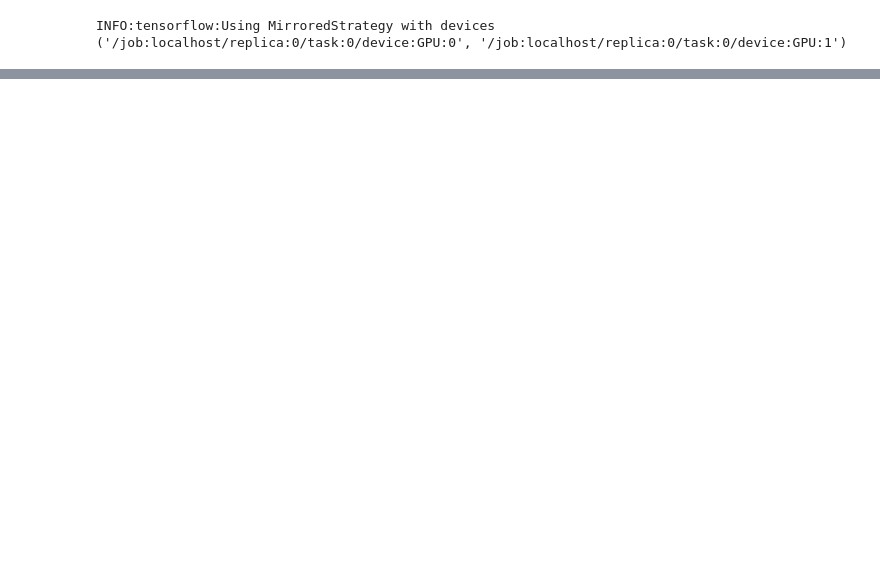
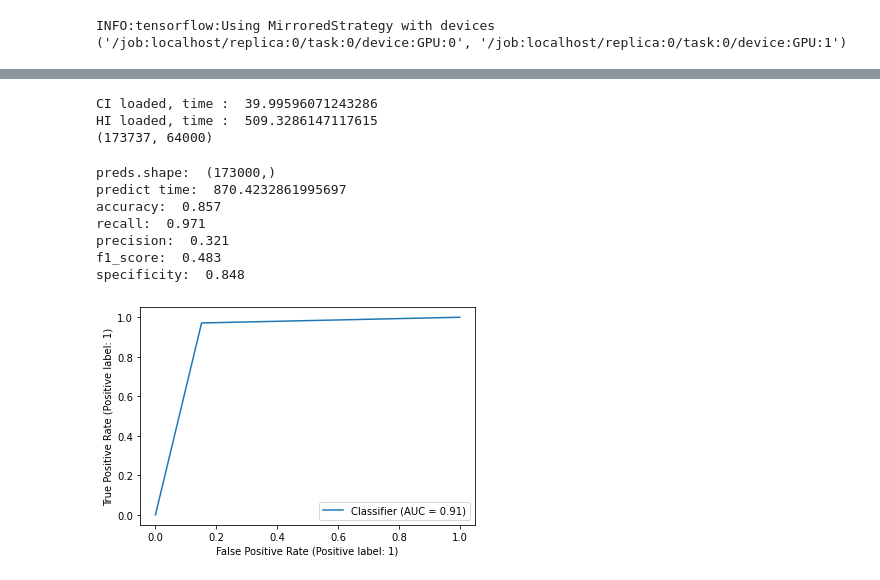
Before and after one commit to kwoncy2020/dysarthria_stroke_auto_detection, a Jupyter notebook: dysarthria_model_evaluation.ipynb, the cells around one changed output, grey strips where cells are left out. Drawn from its saved outputs; the diff is of its cells as text; code cells hidden in the pictures; blank space fills up the shorter version.

```diff
--- a/dysarthria_model_evaluation.ipynb
+++ b/dysarthria_model_evaluation.ipynb
@@ -142,3 +172,42 @@ specificity:  0.933
+# %%
+test3_ci_ids = ["HM0005", "HS0002", "HS0009", "HS0010", "HS0013", "HS0015", "HS0016"]
+
+test3_hi_ids = ["HL0023", "HL0031", "HL0043", "HL0060", "HL0071", "HL0091", "HL0094", "HL0101", "HL0111", "HL0125", ] + \
+                ["HL0004", "HL0009", "HL0012", "HL0013", "HL0014", "HL0017", "HL0129", "HL0130", "HL0134", "HL0136", "HL0138", \
+                "HL0144", "HL0148", "HL0169", "HL0181", "HL0198", "HL0216", "HL0226", "HL0235", "HL0242", "HL0250"]
+
+test3_ci_with_y = loads_npy_with_y("CI",test3_ci_ids,1)
+
+test3_hi_with_y = loads_npy_with_y("HI",test3_hi_ids,0)
+
+test3_X_with_Y = np.concatenate([test3_ci_with_y, test3_hi_with_y], axis=0)
+np.random.shuffle(test3_X_with_Y)
+
+test3_X = test3_X_with_Y[:,:-1]
+test3_Y = test3_X_with_Y[:, -1]
+
+print(test3_X.shape)
+# %% [output]
+CI loaded, time :  39.99596071243286
+HI loaded, time :  509.3286147117615
+(173737, 64000)
+# %%
+preds = model_predict(model, test3_X)
+print_results(test3_Y, preds)
+del test3_ci_with_y
+del test3_hi_with_y
+del test3_X_with_Y
+del test3_X
+del test3_Y
+# %% [output]
+preds.shape:  (173000,)
+predict time:  870.4232861995697
+accuracy:  0.857
+recall:  0.971
+precision:  0.321
+f1_score:  0.483
+specificity:  0.848
+[figure, added]
 # %%
 train_ci_ids = ["HM0001", "HM0002", "HS0003", "HS0004", "HS0005", "HS0006", "HS0011"]
 
```
Also changed, not shown: parts of 15 cells of this notebook, 1 other file.
